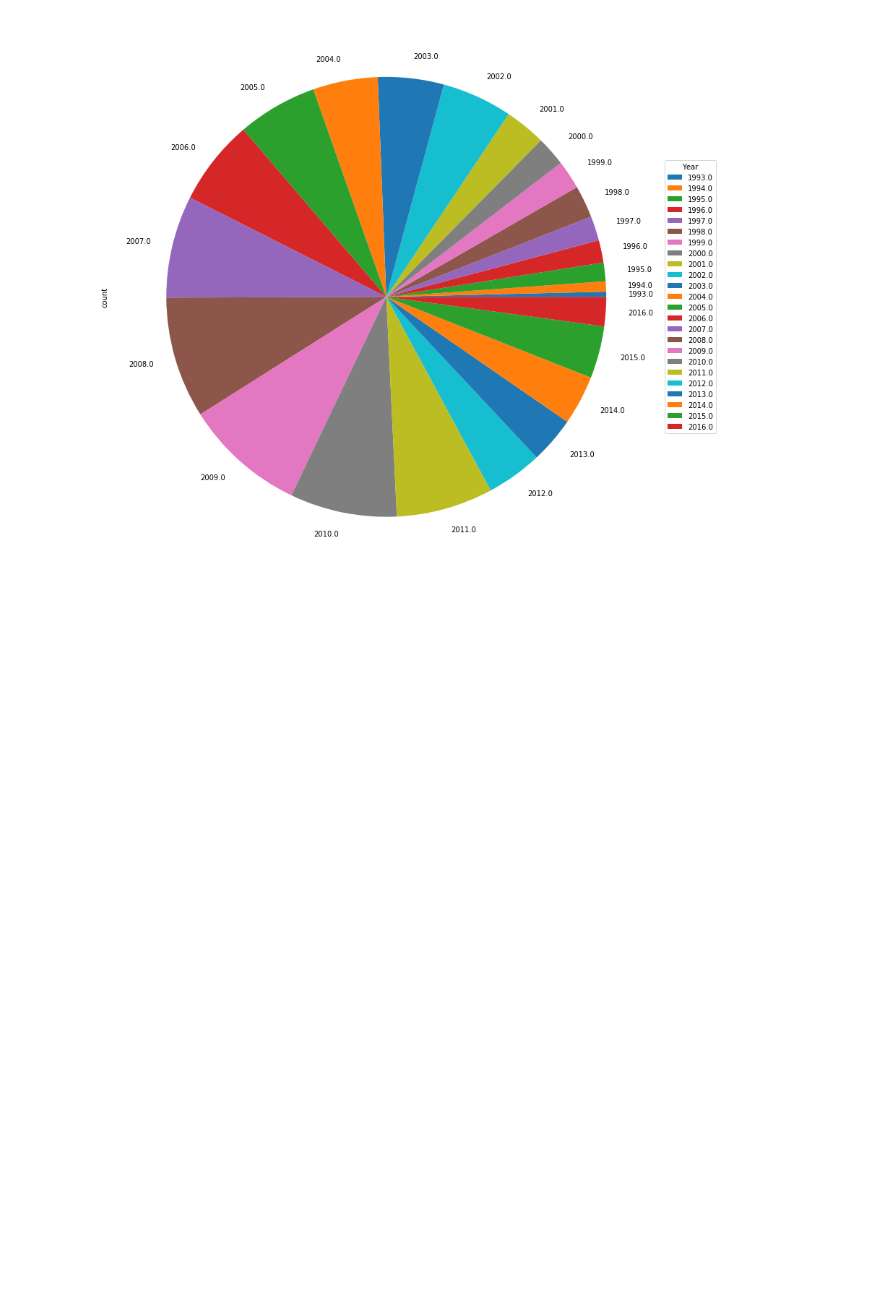
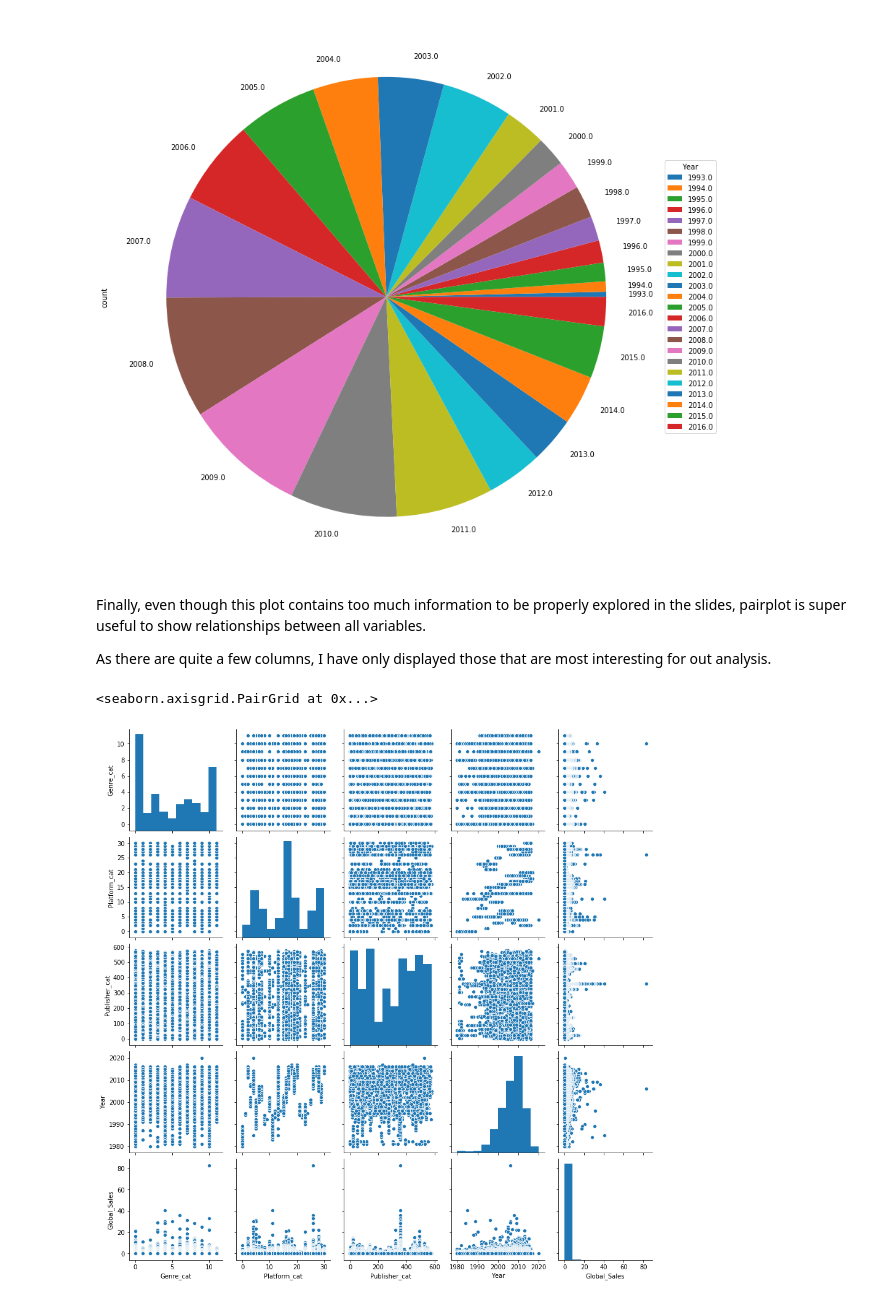
Before and after one commit to Hoturan/M2-PROJECT, a Jupyter notebook: Code/M2-PROJECT.ipynb, the cells around one changed output. Saved outputs shown, nothing was run; the diff lists cells and outputs as text; code cells hidden in the pictures; blank space fills up the shorter version.

Commit message:
Added pairplot

```diff
--- a/Code/M2-PROJECT.ipynb
+++ b/Code/M2-PROJECT.ipynb
@@ -236,3 +236,12 @@ vgdf_year.plot.pie(y='count', figsize=(14, 14)).legend(title="Year", loc="center
 plt.show()
 # %% [output]
 [figure]
+# %% [markdown]
+Finally, even though this plot contains too much information to be properly explored in the slides, pairplot is super useful to show relationships between all variables.
+
+As there are quite a few columns, I have only displayed those that are most interesting for out analysis.
+# %%
+sns.pairplot(vgdf[["Genre_cat", "Platform_cat", "Publisher_cat", "Year", "Global_Sales"]])
+# %% [output]
+<seaborn.axisgrid.PairGrid at 0x...>
+[figure, added]
```
